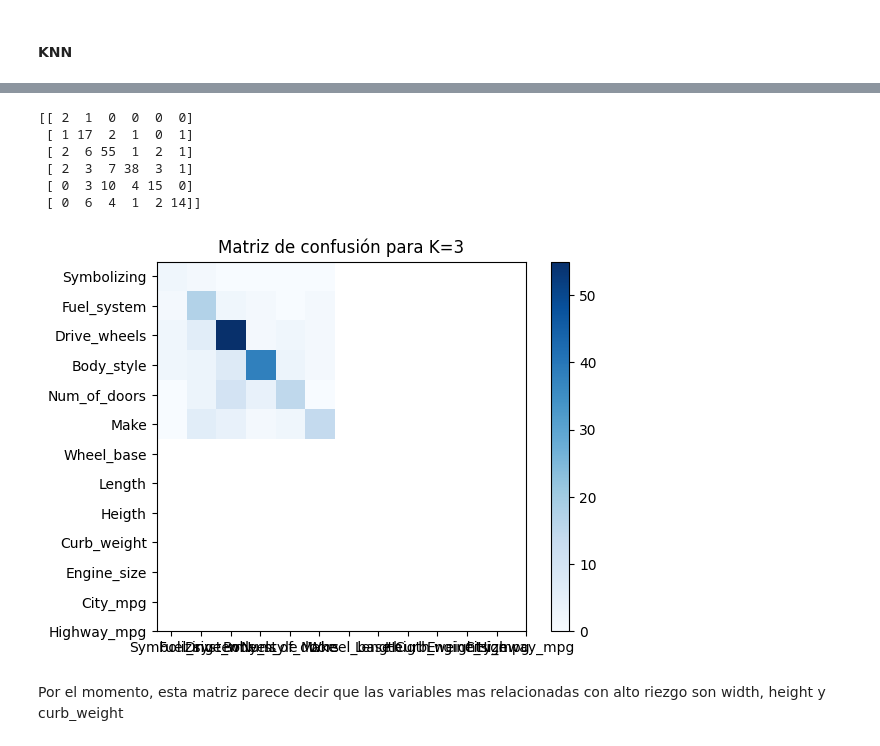
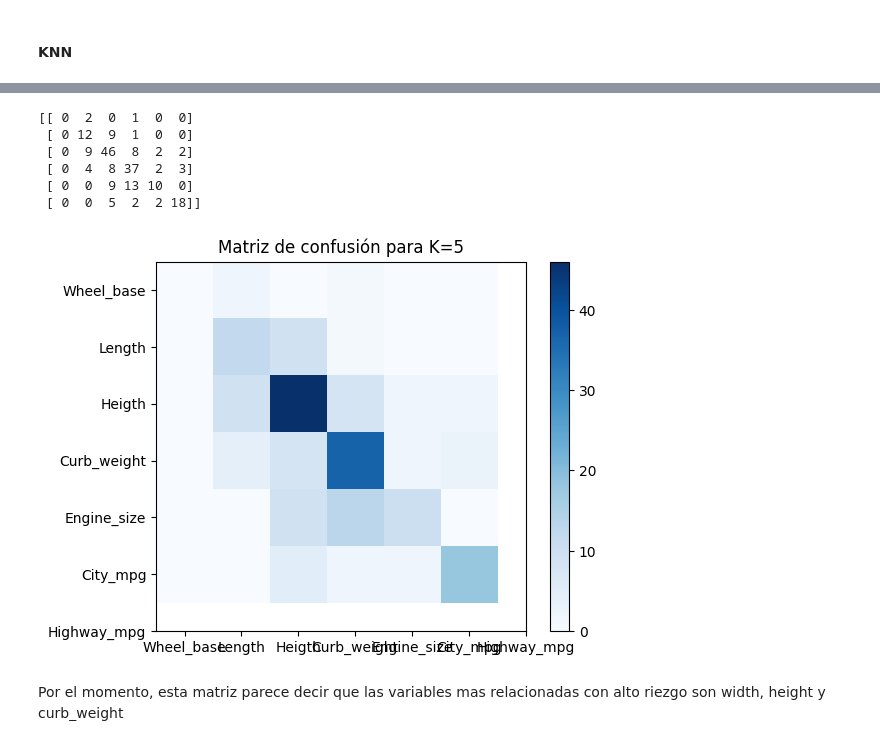
Before and after one commit to SebastianMosqueraCaicedo/ana-datos-riesgo, a Jupyter notebook: Proyect_Agredo_Mosquera.ipynb, the cells around one changed output, grey strips where cells are left out. Drawn from its saved outputs; the diff is of its cells as text; code cells hidden in the pictures.

Commit message:
increase overall precision
missing some visual representation

```diff
--- a/Proyect_Agredo_Mosquera.ipynb
+++ b/Proyect_Agredo_Mosquera.ipynb
@@ -892,0 +897,6 @@ data.describe()
+# %%
+def min_max_scaling(column):
+    return(column-column.min()) / (column.max() - column.min())
+# %%
+for col in data[imp_cnt].columns:
+    data[col] = min_max_scaling(data[col])
@@ -897,7 +928,7 @@ Trabajaremos KNN, Naive Bayes y Regresion Logistica
 # %% [markdown]
 #### KNN
 # %%
-x=data[var_imp]
+x=data[imp_cnt]
 y=data["Symbolizing"]
 print(x)
 #Compararemos todas las caracteristicas numericas con la variable objetivo: el riesgo / Symbolizing
@@ -922,5 +953,5 @@ print(x)
 # %%
-k=3
+k=5
 knn = neighbors.KNeighborsClassifier(n_neighbors=k)
 knn.fit(x, y)
 # %% [output]
@@ -950,23 +981,23 @@ Name: Symbolizing, Length: 205, dtype: float64
 # %%
 #matriz de confusion...
 cm= metrics.confusion_matrix(y, y_pred)
 print(cm)
 plt.imshow(cm, cmap=plt.cm.Blues)
-plt.title("Matriz de confusión para K=3")
+plt.title("Matriz de confusión para K=5")
 plt.colorbar()
-tick_marks = np.arange(13)
-plt.xticks(tick_marks, data[var_imp])
-_=plt.yticks(tick_marks, data[var_imp])
+tick_marks = np.arange(7)
+plt.xticks(tick_marks, data[imp_cnt])
+_=plt.yticks(tick_marks, data[imp_cnt])
 
 # USAR MATRIZ DE PUNTOS DEL EXTRA
 # %% [output]
-[[ 2  1  0  0  0  0]
- [ 1 17  2  1  0  1]
- [ 2  6 55  1  2  1]
- [ 2  3  7 38  3  1]
- [ 0  3 10  4 15  0]
- [ 0  6  4  1  2 14]]
+[[ 0  2  0  1  0  0]
+ [ 0 12  9  1  0  0]
+ [ 0  9 46  8  2  2]
+ [ 0  4  8 37  2  3]
+ [ 0  0  9 13 10  0]
+ [ 0  0  5  2  2 18]]
-[figure, old version]
+[figure, new version]
 # %% [markdown]
 Por el momento, esta matriz parece decir que las variables mas relacionadas con alto riezgo son width, height y curb_weight
 # %%
```
Also changed, not shown: parts of 27 cells of this notebook.
